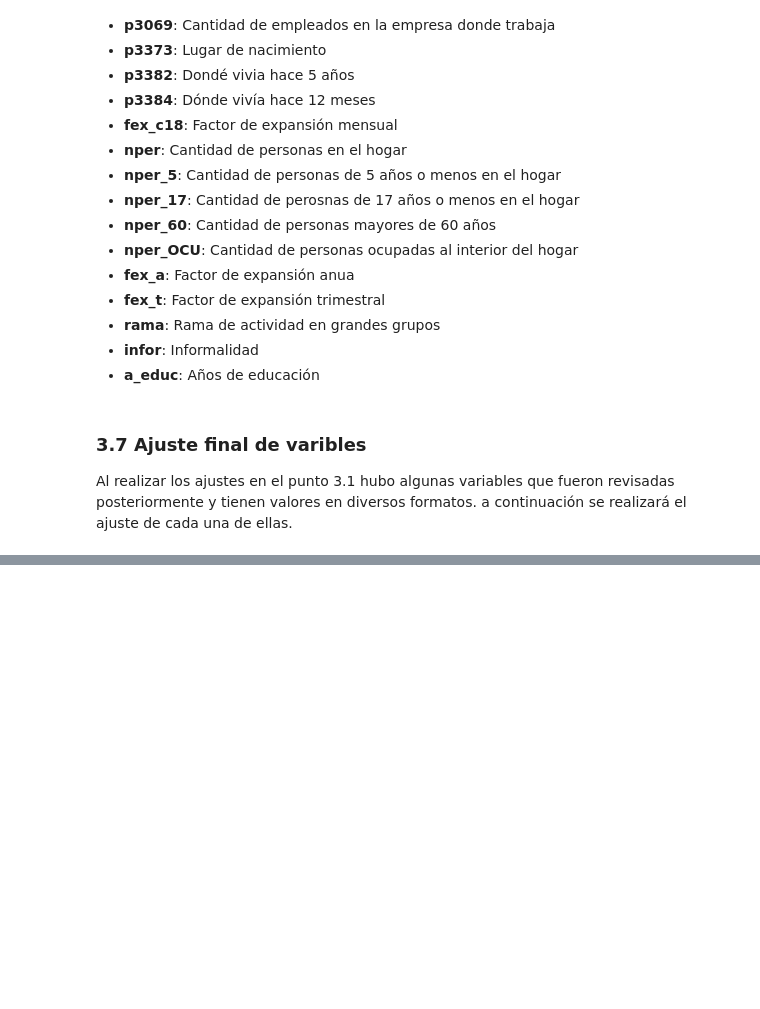
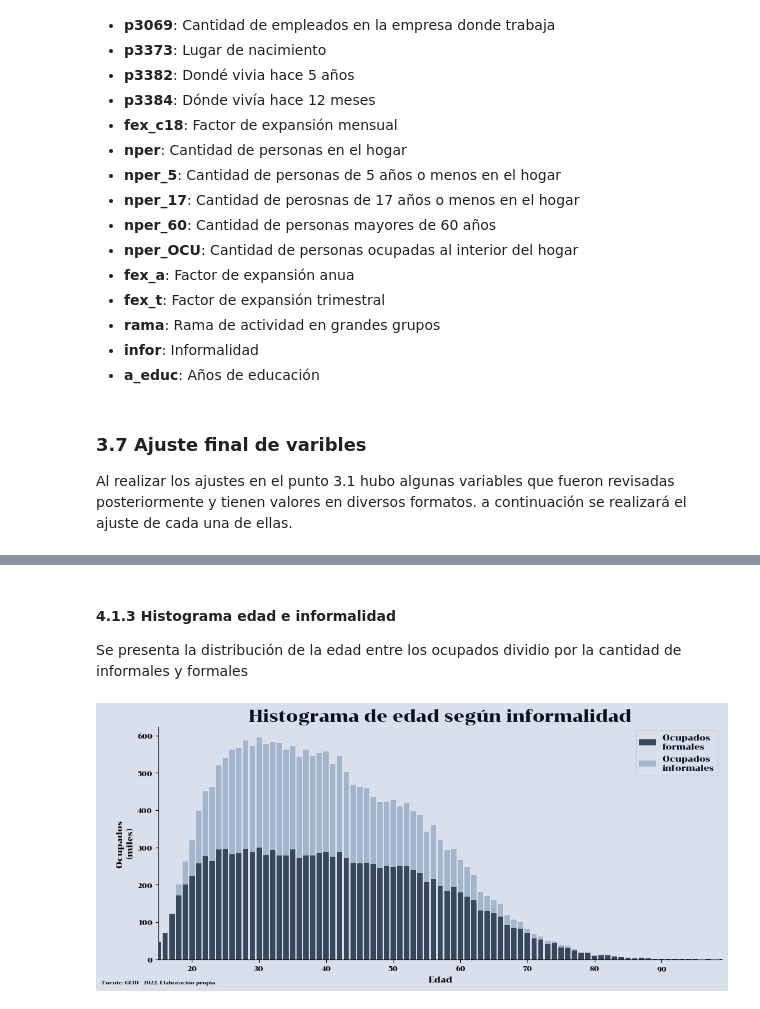
Before and after one commit to caavila96/Informalidad_GEIH_2022, a Jupyter notebook: informalidad_GEIH.ipynb, the cells around one changed output, grey strips where cells are left out. Saved outputs shown, nothing was run; the diff lists cells and outputs as text; code cells hidden in the pictures; blank space fills up the shorter version.

```diff
--- a/informalidad_GEIH.ipynb
+++ b/informalidad_GEIH.ipynb
@@ -524,0 +703,56 @@ df_final['dpto'] = df_final['dpto'].apply(mpio_divi)
+# %% [markdown]
+#### 4.1.3 Histograma edad e informalidad
+
+Se presenta la distribución de la edad entre los ocupados dividio por la cantidad de informales y formales
+# %%
+plot3 = grouped_data = df_final[["p6040","infor","fex_a"]].groupby(["p6040","infor"]).sum('fex_a').reset_index()
+plot3 = plot3.pivot(index='p6040', columns='infor', values='fex_a')
+
+
+# tamaño
+fig, ax = plt.subplots(figsize=(12, 5))
+
+
+
+colores =  ['#37475C', '#A2B5CC']
+
+# Definir valores de x
+x = plot3.index
+
+# Plot each stack with the specified colors
+for i, col in enumerate(plot3.columns):
+    label = "Ocupados \nformales" if i == 0 else "Ocupados \ninformales"
+    plt.bar(x, plot3[col], bottom=plot3.iloc[:, :i].sum(axis=1), color=colores[i % len(colores)], label=label)
+
+
+# labels
+ax.set_xlabel('Edad')
+ax.set_ylabel('Ocupados \n(miles)')
+ax.set_title('Histograma de edad según informalidad',fontsize = 20)
+
+
+
+ax.set_xlim(min(x), max(x))
+
+#Valores de y
+ax.set_yticklabels([f'{int(y/1000):,}' for y in ax.get_yticks()])
+
+#Tamaño de letra
+ax.tick_params(axis='x', labelsize=8)
+ax.tick_params(axis='y', labelsize=8)
+
+# Quitar las linea vertical superior i dereha horizontal
+sns.despine()
+
+# Show the legend
+ax.legend(loc='upper right')
+
+
+#nota
+ax.text(-0.1, -0.1, note, transform=ax.transAxes, va='center', fontsize=6)
+
+
+# Show the plot
+plt.show()
+# %% [output]
+[figure, added]
```
Also changed, not shown: parts of 52 cells of this notebook.
